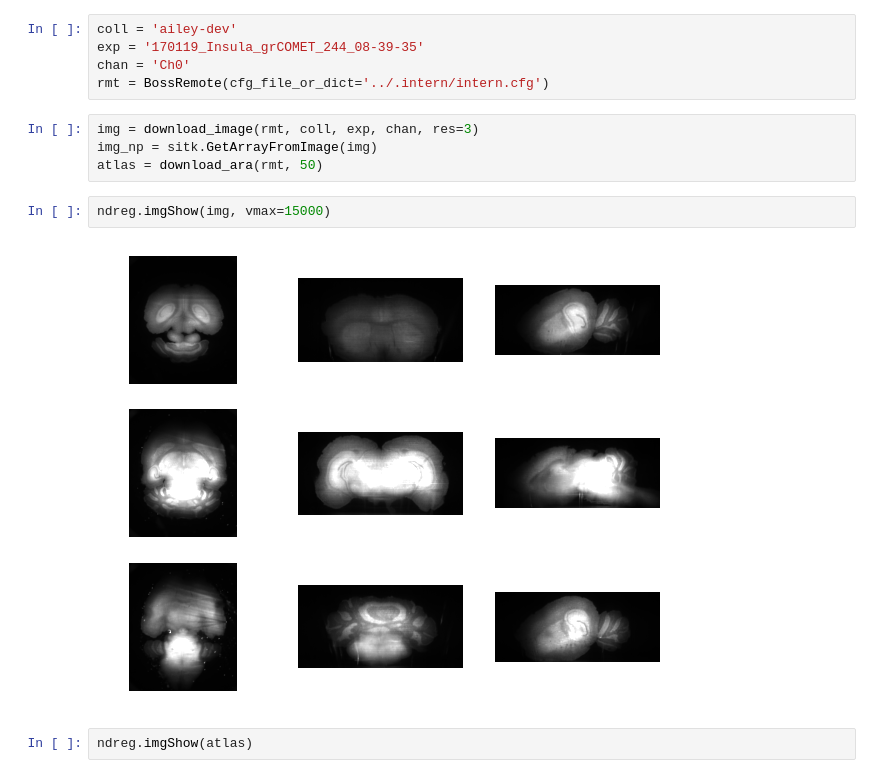
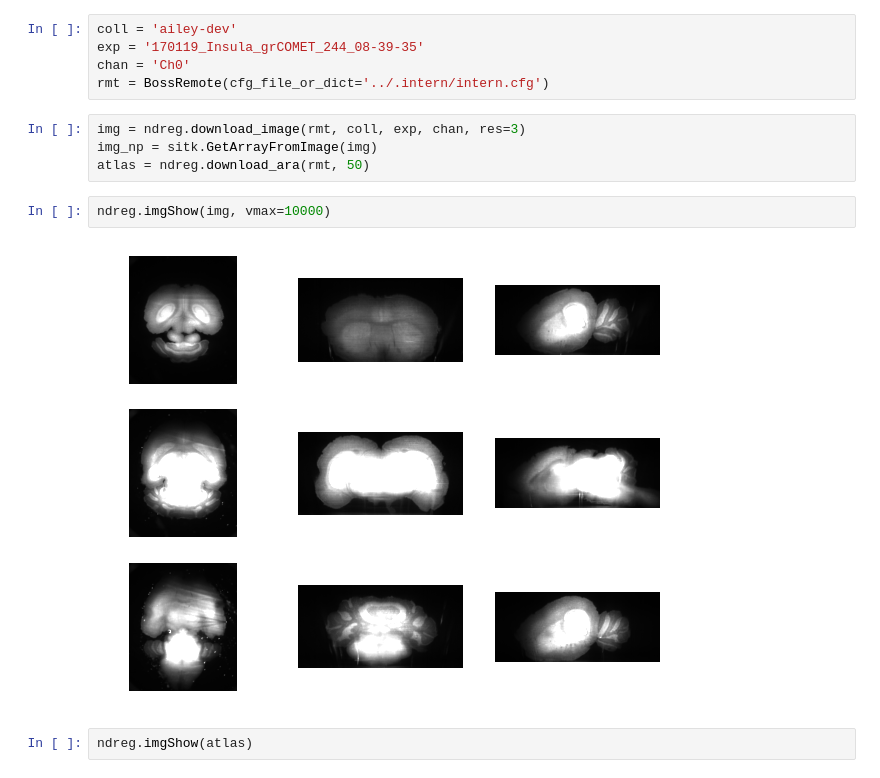
Before and after one commit to neurodata/ndreg, a Jupyter notebook: ndreg demo notebook.ipynb, the cells around one changed output. Saved outputs shown, nothing was run; the diff lists cells and outputs as text.

```diff
--- a/Registration package test.ipynb
+++ b/ndreg demo notebook.ipynb
@@ -58,13 +21,13 @@ exp = '170119_Insula_grCOMET_244_08-39-35'
 chan = 'Ch0'
 rmt = BossRemote(cfg_file_or_dict='../.intern/intern.cfg')
 # %%
-img = download_image(rmt, coll, exp, chan, res=3)
+img = ndreg.download_image(rmt, coll, exp, chan, res=3)
 img_np = sitk.GetArrayFromImage(img)
-atlas = download_ara(rmt, 50)
+atlas = ndreg.download_ara(rmt, 50)
 # %%
-ndreg.imgShow(img, vmax=15000)
+ndreg.imgShow(img, vmax=10000)
 # %% [output]
-[figure, old version]
+[figure, new version]
 # %%
 ndreg.imgShow(atlas)
 # %% [output]
```
Also changed, not shown: parts of 10 cells of this notebook, 2 other files.
